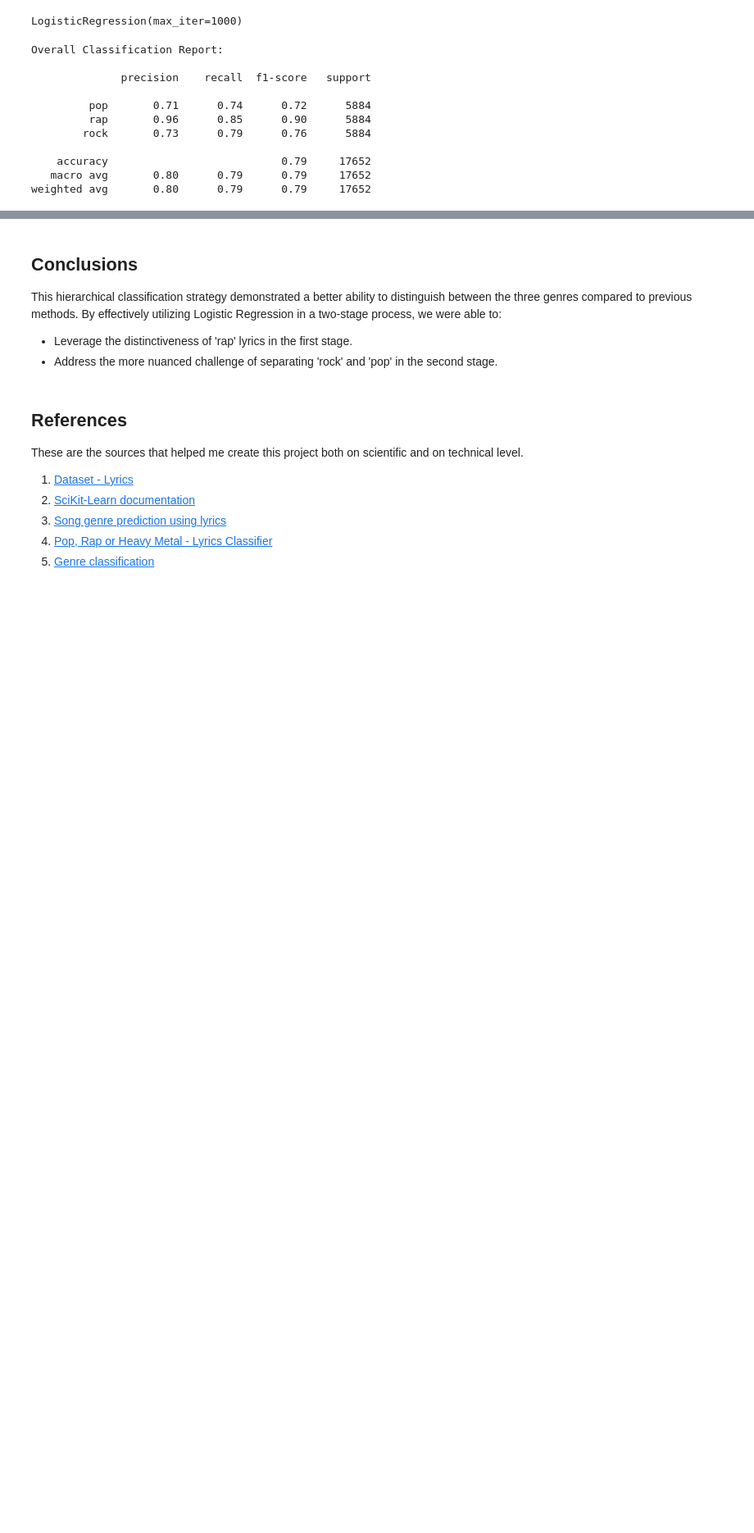
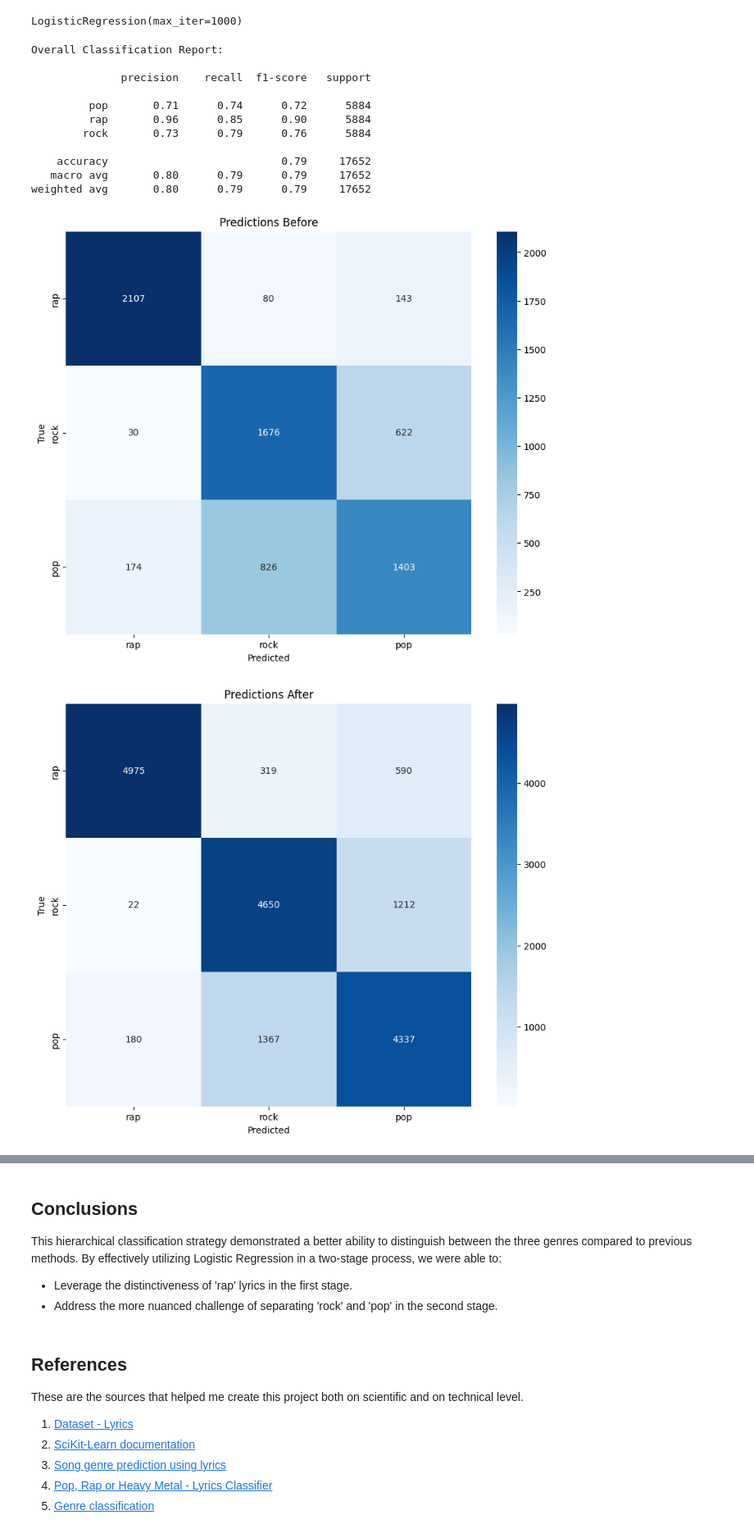
Before and after one commit to violeta-kastreva/predicting-music-genres, a Jupyter notebook: predicting-music-genres.ipynb, the cells around one changed output, grey strips where cells are left out. Shown: that part at 82% size. Drawn from its saved outputs; the diff is of its cells as text; code cells hidden in the pictures; blank space fills up the shorter version.

```diff
--- a/predicting-music-genres.ipynb
+++ b/predicting-music-genres.ipynb
@@ -597,16 +586,17 @@ weighted avg       0.75      0.74      0.74      7061
 # %% [markdown]
 ## 4. Random Forest Model
 # %%
-from sklearn.ensemble import RandomForestClassifier
-
-# Train Random Forest model
+# train Random Forest model
 rf_model = RandomForestClassifier()
 rf_model.fit(X_train_tfidf, y_train)
 
-# Predict and evaluate
+# predict and evaluate
 rf_predictions = rf_model.predict(X_test_tfidf)
 print("Random Forest Classification Report:\n")
 print(classification_report(y_test, rf_predictions))
+
+
+cm_old = confusion_matrix(y_test, rf_predictions, labels=['rap', 'rock', 'pop'])
 # %% [output]
 Random Forest Classification Report:
 
@@ -740,22 +730,25 @@ log_reg_rock_pop.fit(X_train_rp_tfidf, y_train_rp)
 # %% [output]
 LogisticRegression(max_iter=1000)
 # %%
-# Predict 'Rap' vs 'Not Rap' on the entire dataset
+# Create and train the Logistic Regression model
+log_reg = LogisticRegression(max_iter=1000)
+log_reg.fit(X_train_bin_tfidf, y_train_bin)
+
+# predict 'Rap' vs 'Not Rap' on the entire dataset
 rap_probabilities = log_reg.predict_proba(tfidf.transform(balanced_songs_df['Lyric']))[:, 1]
 rap_threshold = 0.5  # Threshold for classifying a song as 'rap'
 
-# Prepare the final predictions array
+# prepare the final predictions array
 final_predictions = np.where(rap_probabilities > rap_threshold, 'rap', None)
 
-# For songs predicted as 'not rap', classify them as 'rock' or 'pop'
+# for songs predicted as 'not rap', classify them as 'rock' or 'pop'
 not_rap_indices = np.where(final_predictions == None)[0]
 not_rap_lyrics_tfidf = tfidf.transform(balanced_songs_df.iloc[not_rap_indices]['Lyric'])
 not_rap_predictions = log_reg_rock_pop.predict(not_rap_lyrics_tfidf)
 
-# Update the final predictions with results from the second Logistic Regression model
+# update the final predictions with results from the second Logistic Regression model
 final_predictions[not_rap_indices] = not_rap_predictions
 
-# Evaluate overall performance
 print("Overall Classification Report:\n")
 print(classification_report(balanced_songs_df['Single_Genre'], final_predictions))
 # %% [output]
@@ -770,6 +763,29 @@ Overall Classification Report:
     accuracy                           0.79     17652
    macro avg       0.80      0.79      0.79     17652
 weighted avg       0.80      0.79      0.79     17652
+# %%
+y_test_combined = balanced_songs_df['Single_Genre']
+y_pred_combined = final_predictions
+
+cm = confusion_matrix(y_test_combined, y_pred_combined, labels=['rap', 'rock', 'pop'])
+
+
+plt.figure(figsize=(10, 8))
+sns.heatmap(cm_old, annot=True, fmt='g', cmap='Blues', xticklabels=['rap', 'rock', 'pop'], yticklabels=['rap', 'rock', 'pop'])
+plt.xlabel('Predicted')
+plt.ylabel('True')
+plt.title('Predictions Before')
+plt.show()
+
+plt.figure(figsize=(10, 8))
+sns.heatmap(cm, annot=True, fmt='g', cmap='Blues', xticklabels=['rap', 'rock', 'pop'], yticklabels=['rap', 'rock', 'pop'])
+plt.xlabel('Predicted')
+plt.ylabel('True')
+plt.title('Predictions After')
+plt.show()
+# %% [output]
+[figure, added]
+[figure, added]
 # %% [markdown]
 ## Final Results
 
```
Also changed, not shown: parts of 23 cells of this notebook.
